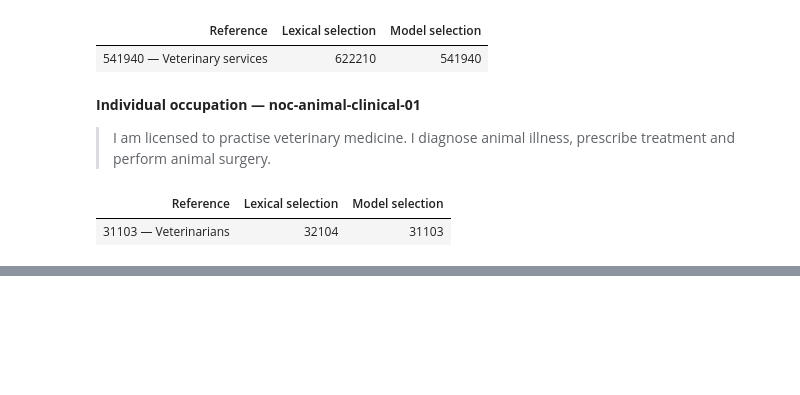
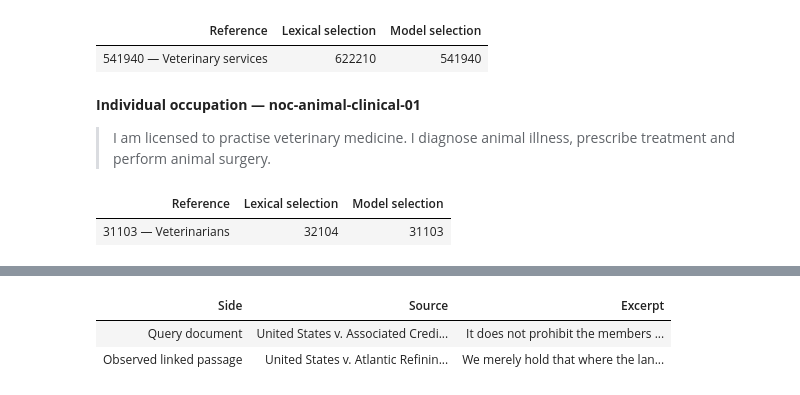
Before and after one commit to hananather/LLM-notes, a Jupyter notebook: LLM_basics/nso-semantic-workflows.ipynb, the cells around one changed output, grey strips where cells are left out. Saved outputs shown, nothing was run; the diff lists cells and outputs as text; code cells hidden in the pictures; blank space fills up the shorter version.

```diff
--- a/LLM_basics/nso-semantic-workflows.ipynb
+++ b/LLM_basics/nso-semantic-workflows.ipynb
@@ -453,0 +294,12 @@ The result will report correct target sets, false and missed links, false assign
+# %%
+government = json.loads((ROOT / 'government-documents/samples.json').read_text())
+g = government['examples'][0]['raw_row']
+# Display bounded verbatim excerpts; the linked source preserves every field.
+table([
+    {'Side': 'Query document', 'Source': g['dest_name'], 'Excerpt': g['destination_context'].strip()[:460] + '…'},
+    {'Side': 'Observed linked passage', 'Source': g['source_name'], 'Excerpt': g['quote'][:460] + '…'},
+])
+# %% [output]
+| Side | Source | Excerpt |
+| Query document | United States v. Associated Credi... | It does not prohibit the members ... |
+| Observed linked passage | United States v. Atlantic Refinin... | We merely hold that where the lan... |
```
Also changed, not shown: parts of 50 cells of this notebook, 40 other files.
